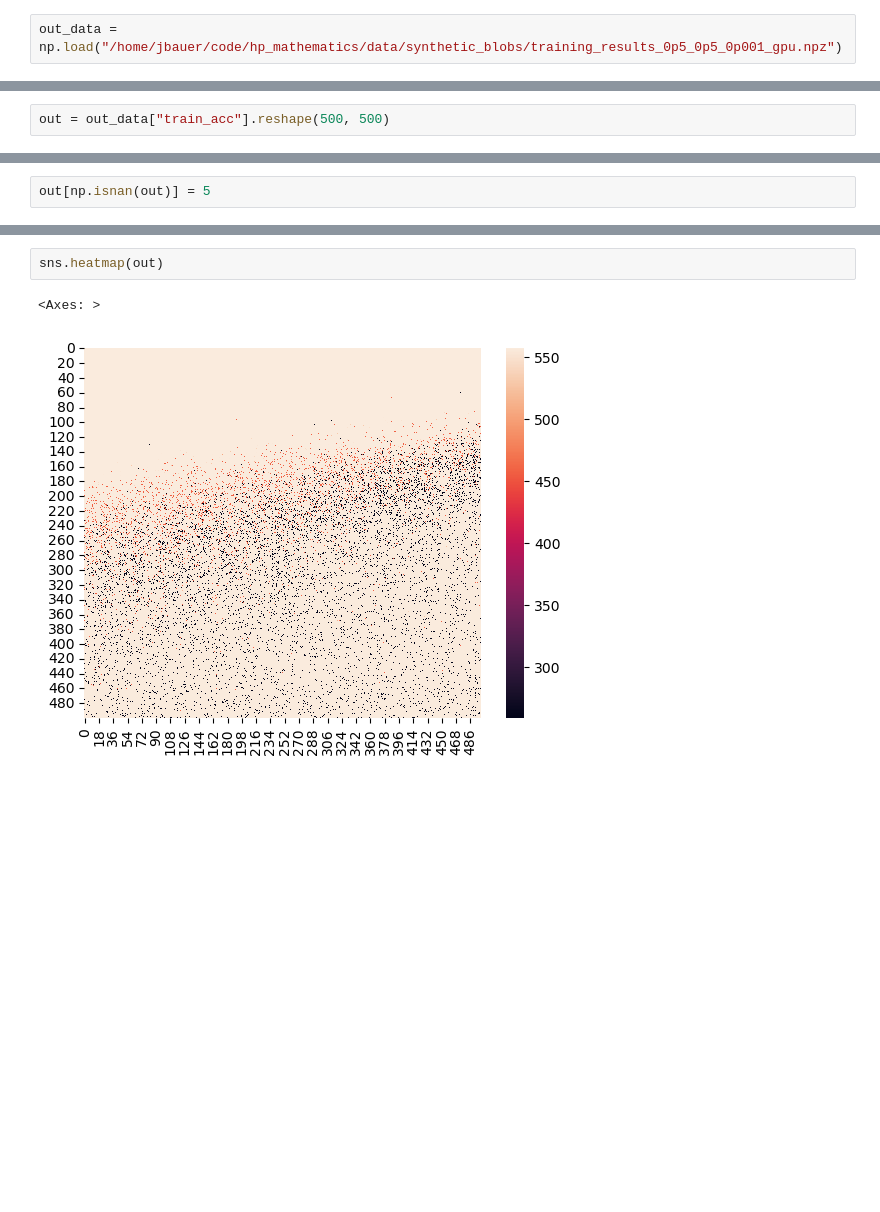
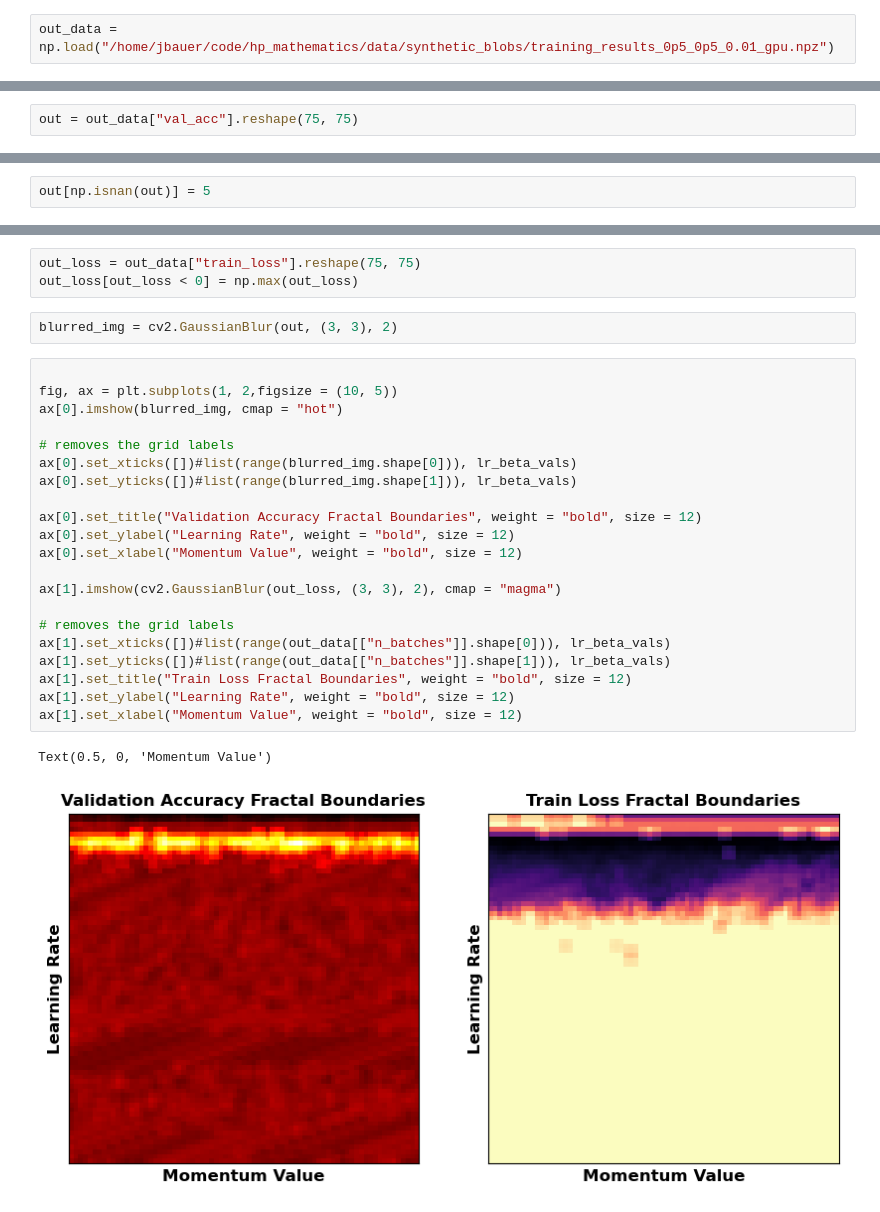
Before and after one commit to john84122/hp_mathematics, a Jupyter notebook: jupyter_notebooks/analyze_dnn_fractals.ipynb, the cells around one changed output, grey strips where cells are left out. Saved outputs shown, nothing was run; the diff lists cells and outputs as text; blank space fills up the shorter version.

```diff
--- a/jupyter_notebooks/analyze_dnn_fractals.ipynb
+++ b/jupyter_notebooks/analyze_dnn_fractals.ipynb
@@ -5,7 +7,7 @@ import pandas as pd
 import seaborn as sns
 import matplotlib.pyplot as plt
 # %%
-out_data = np.load("/home/jbauer/code/hp_mathematics/data/synthetic_blobs/training_results_0p5_0p5_0p001_gpu.npz")
+out_data = np.load("/home/jbauer/code/hp_mathematics/data/synthetic_blobs/training_results_0p5_0p5_0.01_gpu.npz")
 # %%
 out_data.files
 # %% [output]
@@ -17,3 +19,3 @@ np.float64(500.0)
 # %%
-out = out_data["train_acc"].reshape(500, 500)
+out = out_data["val_acc"].reshape(75, 75)
 # %%
@@ -33,5 +56,29 @@ np.float64(100.0)
+# %%
+out_loss = out_data["train_loss"].reshape(75, 75)
+out_loss[out_loss < 0] = np.max(out_loss)
+# %%
+blurred_img = cv2.GaussianBlur(out, (3, 3), 2)
 # %%
-sns.heatmap(out)
+
+fig, ax = plt.subplots(1, 2,figsize = (10, 5))
+ax[0].imshow(blurred_img, cmap = "hot")
+
+# removes the grid labels
+ax[0].set_xticks([])#list(range(blurred_img.shape[0])), lr_beta_vals)
+ax[0].set_yticks([])#list(range(blurred_img.shape[1])), lr_beta_vals)
+
+ax[0].set_title("Validation Accuracy Fractal Boundaries", weight = "bold", size = 12)
+ax[0].set_ylabel("Learning Rate", weight = "bold", size = 12)
+ax[0].set_xlabel("Momentum Value", weight = "bold", size = 12)
+
+ax[1].imshow(cv2.GaussianBlur(out_loss, (3, 3), 2), cmap = "magma")
+
+# removes the grid labels
+ax[1].set_xticks([])#list(range(out_data[["n_batches"]].shape[0])), lr_beta_vals)
+ax[1].set_yticks([])#list(range(out_data[["n_batches"]].shape[1])), lr_beta_vals)
+ax[1].set_title("Train Loss Fractal Boundaries", weight = "bold", size = 12)
+ax[1].set_ylabel("Learning Rate", weight = "bold", size = 12)
+ax[1].set_xlabel("Momentum Value", weight = "bold", size = 12)
 # %% [output]
-<Axes: >
+Text(0.5, 0, 'Momentum Value')
-[figure, old version]
+[figure, new version]
```
Also changed, not shown: parts of 10 cells of this notebook, 5 other files.
